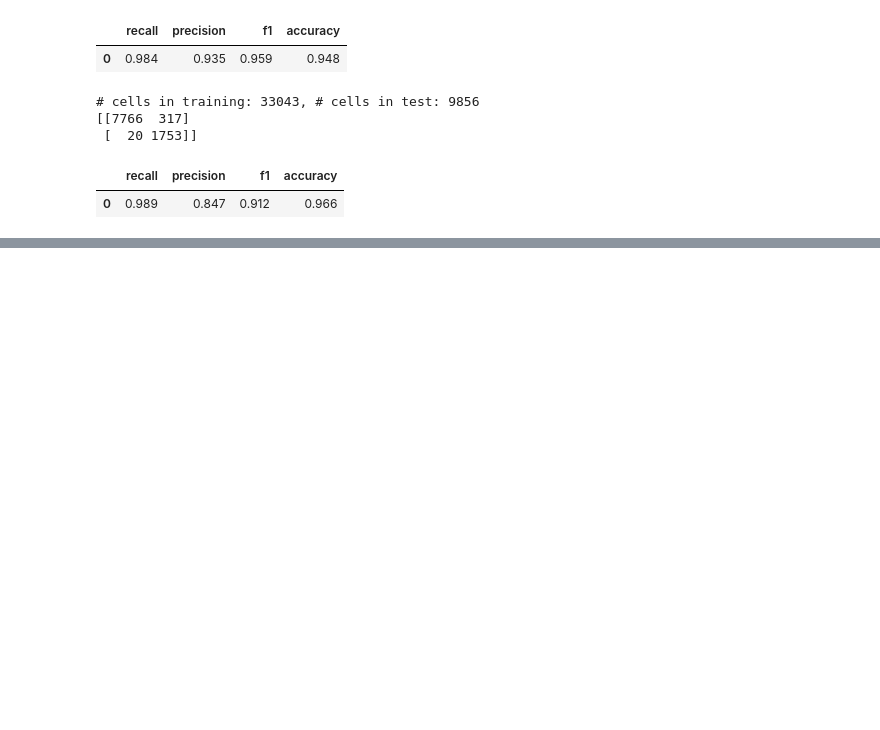
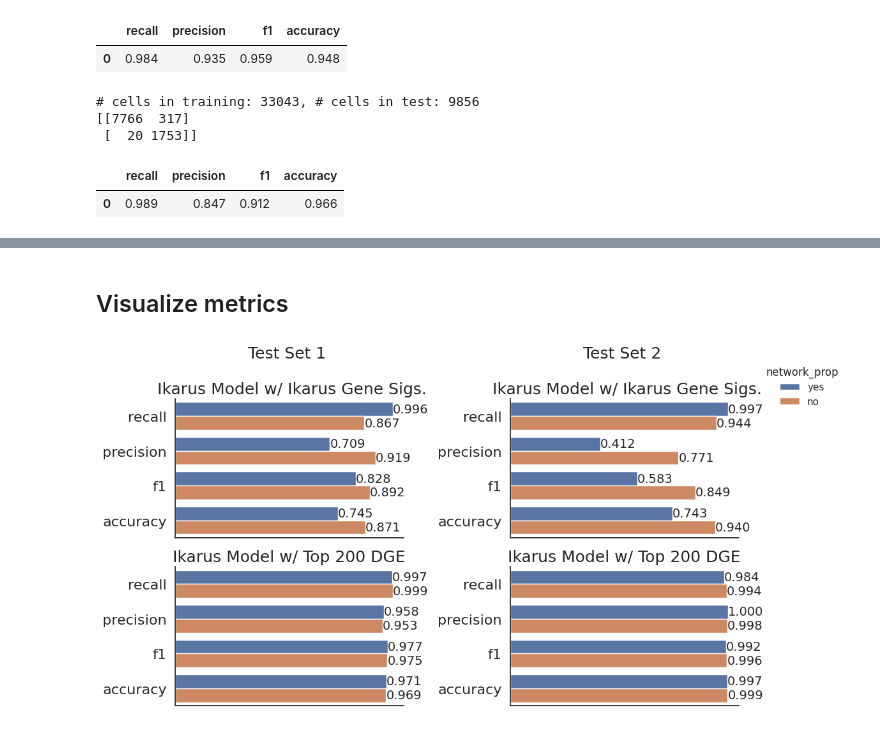
Before and after one commit to b-richins92/Cancer_Prediction_10x, a Jupyter notebook: 7_ikarus_xgboost_swapped_features.ipynb, the cells around one changed output, grey strips where cells are left out. Saved outputs shown, nothing was run; the diff lists cells and outputs as text; code cells hidden in the pictures; blank space fills up the shorter version.

```diff
--- a/7_ikarus_xgboost_swapped_features.ipynb
+++ b/7_ikarus_xgboost_swapped_features.ipynb
@@ -366,0 +315,12 @@ g1.savefig('metrics_ikarus_xgboost.png')
+# %% [markdown]
+## Visualize metrics
+# %%
+# Read in table
+with open('SuppTableS4_ikarus_swapped_feat_metrics.csv') as f:
+    df = pd.read_csv(f)
+# %%
+# Set up dataframes for bar graph
+melt_df = pd.melt(df, id_vars = ['model', 'feat_set', 'network_prop', 'dataset'],
+                  value_vars = ['recall','precision','f1','accuracy'])
+test1 = melt_df[melt_df.dataset == 'test1']
+test2 = melt_df[melt_df.dataset == 'test2']
@@ -366,0 +358,38 @@ g1.savefig('metrics_ikarus_xgboost.png')
+# %%
+sns.set_theme(style='white')
+
+fig, axes = plt.subplots(2, 2, figsize=(12, 6))
+fs = 14
+
+########################
+# create test 1 charts #
+########################
+
+g1 = generate_subplot(test1, 'ikarus', 'ikarus', 'network_prop', axes_obj=axes[0,0],
+                      title= 'Test Set 1 \n\n Ikarus Model w/ Ikarus Gene Sigs.', fs = fs)
+g2 = generate_subplot(test1, 'ikarus', 'dge', 'network_prop', axes_obj=axes[1,0],
+                      title = 'Ikarus Model w/ Top 200 DGE', fs = fs)
+g1.legend_.remove()
+g2.legend_.remove()
+
+########################
+# create test 2 charts #
+########################
+
+g3 = generate_subplot(test2, 'ikarus', 'ikarus', 'network_prop', axes_obj=axes[0,1],
+                      title= 'Test Set 2 \n\n Ikarus Model w/ Ikarus Gene Sigs.', fs = fs)
+g4 = generate_subplot(test2, 'ikarus', 'dge', 'network_prop', axes_obj=axes[1,1],
+                      title = 'Ikarus Model w/ Top 200 DGE', fs = fs)
+g4.legend_.remove()
+sns.move_legend(
+    g3,
+    loc="upper left",
+    bbox_to_anchor=(1.08, 1.3),
+    frameon=False,
+)
+
+fig.tight_layout()
+
+plt.savefig('Fig2_ikarus.png')
+# %% [output]
+[figure, added]
```
Also changed, not shown: parts of 12 cells of this notebook.
